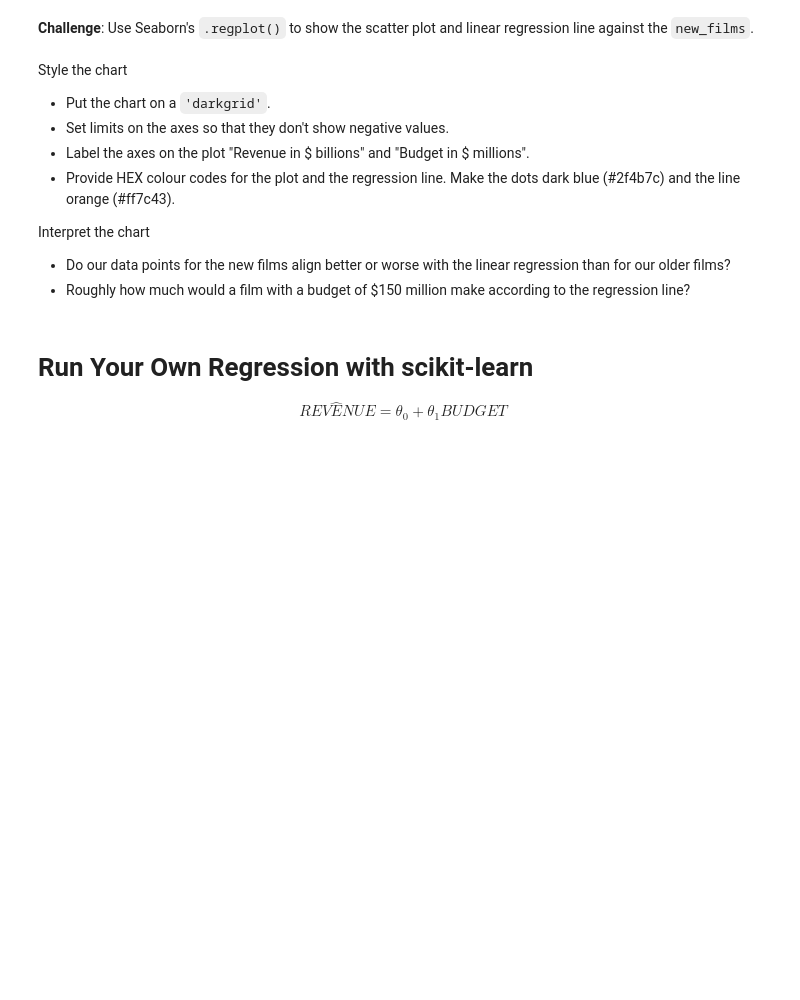
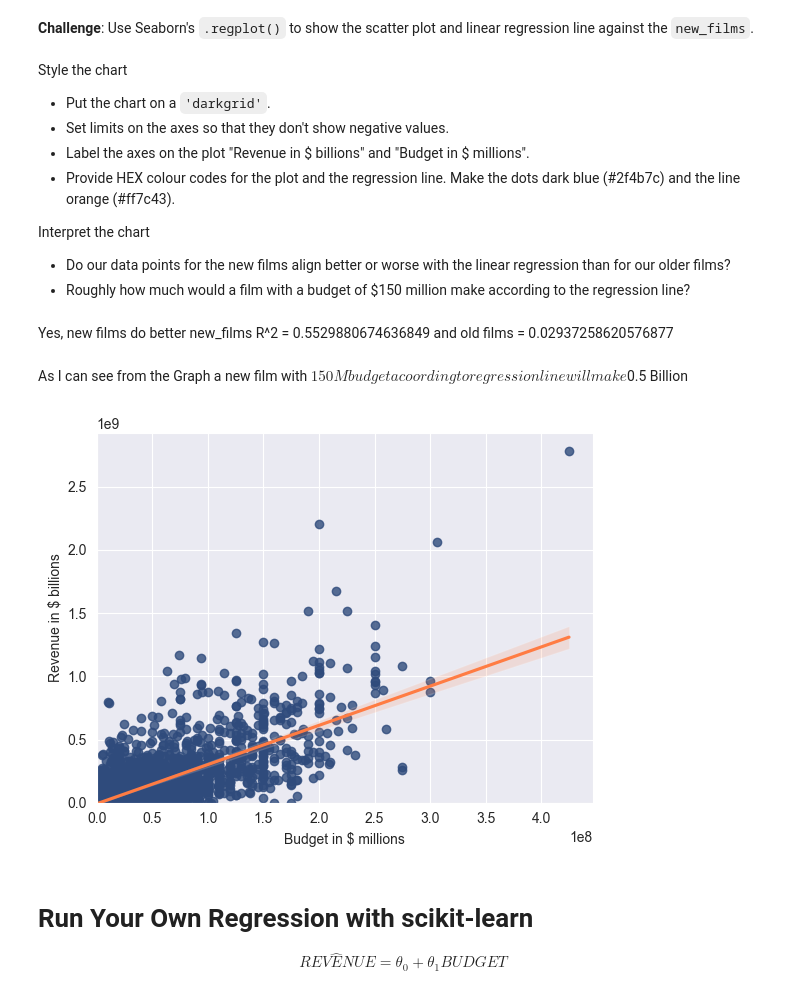
Before and after one commit to Aman88600/100-days-of-code, a Jupyter notebook: Day_78/Seaborn+Linear+Regression+(start)/Seaborn_and_Linear_Regression_(start).ipynb, the cells around one changed output. Drawn from its saved outputs; the diff is of its cells as text; code cells hidden in the pictures; blank space fills up the shorter version.

```diff
--- a/Day_78/Seaborn+Linear+Regression+(start)/Seaborn_and_Linear_Regression_(start).ipynb
+++ b/Day_78/Seaborn+Linear+Regression+(start)/Seaborn_and_Linear_Regression_(start).ipynb
@@ -189,0 +430,12 @@ Here's how:
+# %%
+new_films = data[
+    (data["Release_Date"].dt.year >= 1970)
+]
+print(new_films)
+X = new_films[["USD_Production_Budget"]]
+y = new_films["USD_Worldwide_Gross"]
+
+model = LinearRegression()
+model.fit(X, y)
+
+print(model.score(X, y))  # R²
@@ -204,6 +484,29 @@ Interpret the chart
 
 * Do our data points for the new films align better or worse with the linear regression than for our older films?
 * Roughly how much would a film with a budget of $150 million make according to the regression line?
+# %% [markdown]
+Yes, new films do better new_films R^2 = 0.5529880674636849 and old films = 0.02937258620576877
+# %% [markdown]
+As I can see from the Graph a new film with $150M budget acoording to regression line will make $0.5 Billion
+# %%
+import seaborn as sns
+import matplotlib.pyplot as plt
+
+sns.set_style("darkgrid")
+sns.regplot(
+    data=new_films,
+    x="USD_Production_Budget",
+    y="USD_Worldwide_Gross",
+    scatter_kws={"color": "#2f4b7c"},  # dark blue dots
+    line_kws={"color": "#ff7c43"}      # orange regression line
+)
+plt.ylim(bottom=0)
+plt.xlim(left=0)
+plt.xlabel("Budget in $ millions")
+plt.ylabel("Revenue in $ billions")
+plt.show()
+# %% [output]
+[figure, added]
 # %% [markdown]
 # Run Your Own Regression with scikit-learn
 
```
Also changed, not shown: parts of 19 cells of this notebook.
